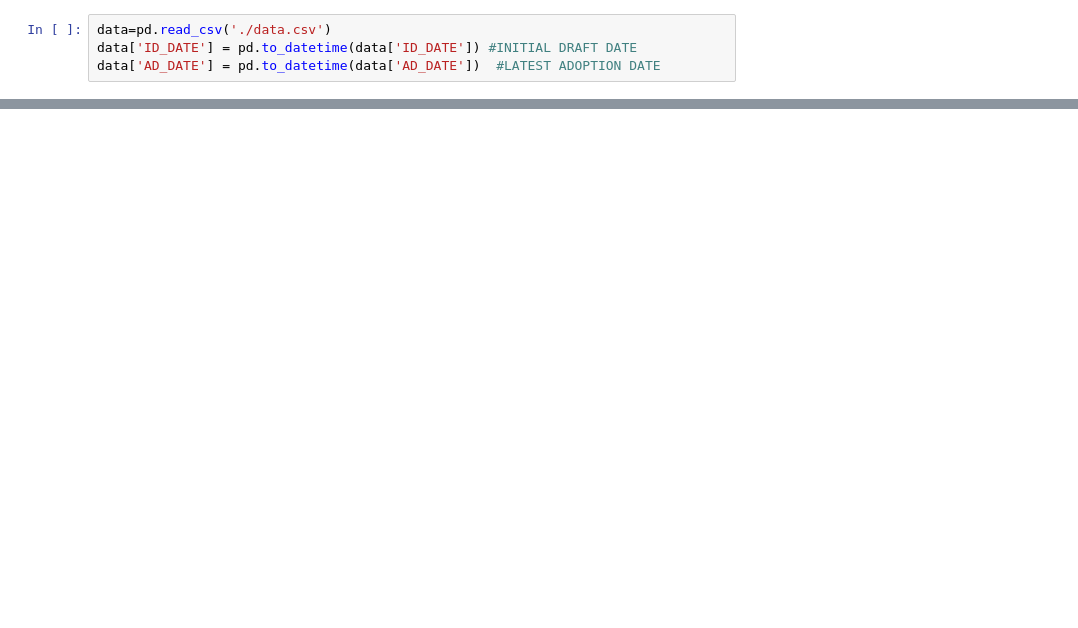
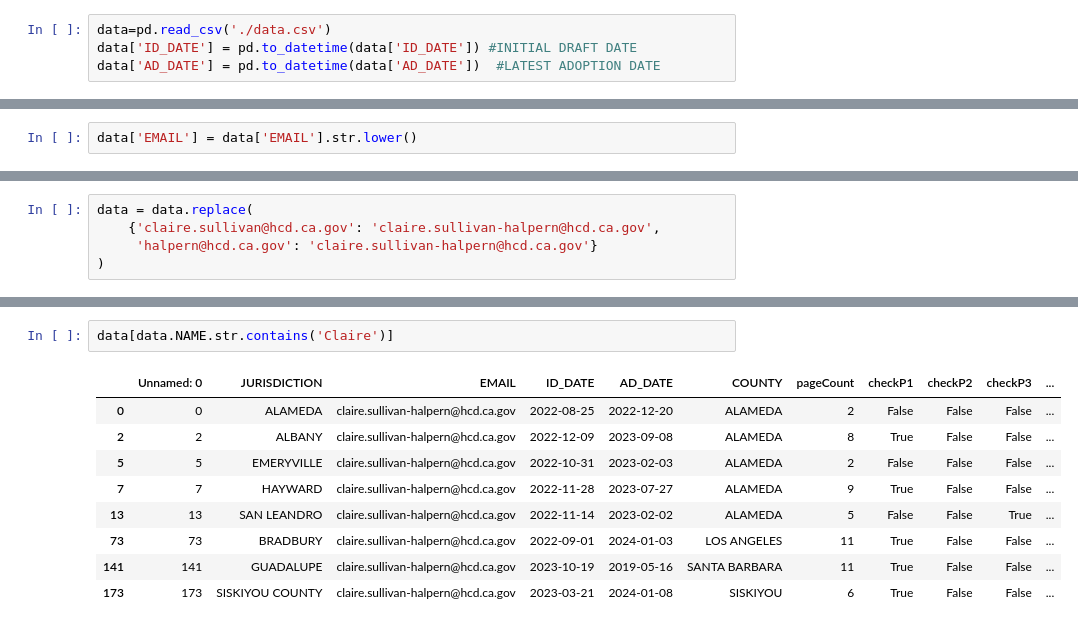
Before and after one commit to anphipolito/HousingElementReviewLettersScraper, a Jupyter notebook: DataAnalysis.ipynb, the cells around one changed output, grey strips where cells are left out. Cells and saved outputs as stored; diff of their text form; blank space fills up the shorter version.

```diff
--- a/DataAnalysis.ipynb
+++ b/DataAnalysis.ipynb
@@ -25,0 +36,2 @@ data
+# %%
+data['EMAIL'] = data['EMAIL'].str.lower()
@@ -25,0 +42,5 @@ data
+# %%
+data = data.replace(
+    {'claire.sullivan@hcd.ca.gov': 'claire.sullivan-halpern@hcd.ca.gov',
+     'halpern@hcd.ca.gov': 'claire.sullivan-halpern@hcd.ca.gov'}
+)
@@ -44,0 +120,12 @@ plt.show()
+# %%
+data[data.NAME.str.contains('Claire')]
+# %% [output]
+|  | Unnamed: 0 | JURISDICTION | EMAIL | ID_DATE | AD_DATE | COUNTY | pageCount | checkP1 | checkP2 | checkP3 | ... |
+| 0 | 0 | ALAMEDA | claire.sullivan-halpern@hcd.ca.gov | 2022-08-25 | 2022-12-20 | ALAMEDA | 2 | False | False | False | ... |
+| 2 | 2 | ALBANY | claire.sullivan-halpern@hcd.ca.gov | 2022-12-09 | 2023-09-08 | ALAMEDA | 8 | True | False | False | ... |
+| 5 | 5 | EMERYVILLE | claire.sullivan-halpern@hcd.ca.gov | 2022-10-31 | 2023-02-03 | ALAMEDA | 2 | False | False | False | ... |
+| 7 | 7 | HAYWARD | claire.sullivan-halpern@hcd.ca.gov | 2022-11-28 | 2023-07-27 | ALAMEDA | 9 | True | False | False | ... |
+| 13 | 13 | SAN LEANDRO | claire.sullivan-halpern@hcd.ca.gov | 2022-11-14 | 2023-02-02 | ALAMEDA | 5 | False | False | True | ... |
+| 73 | 73 | BRADBURY | claire.sullivan-halpern@hcd.ca.gov | 2022-09-01 | 2024-01-03 | LOS ANGELES | 11 | True | False | False | ... |
+| 141 | 141 | GUADALUPE | claire.sullivan-halpern@hcd.ca.gov | 2023-10-19 | 2019-05-16 | SANTA BARBARA | 11 | True | False | False | ... |
+| 173 | 173 | SISKIYOU COUNTY | claire.sullivan-halpern@hcd.ca.gov | 2023-03-21 | 2024-01-08 | SISKIYOU | 6 | True | False | False | ... |
```
Also changed, not shown: parts of 16 cells of this notebook.
